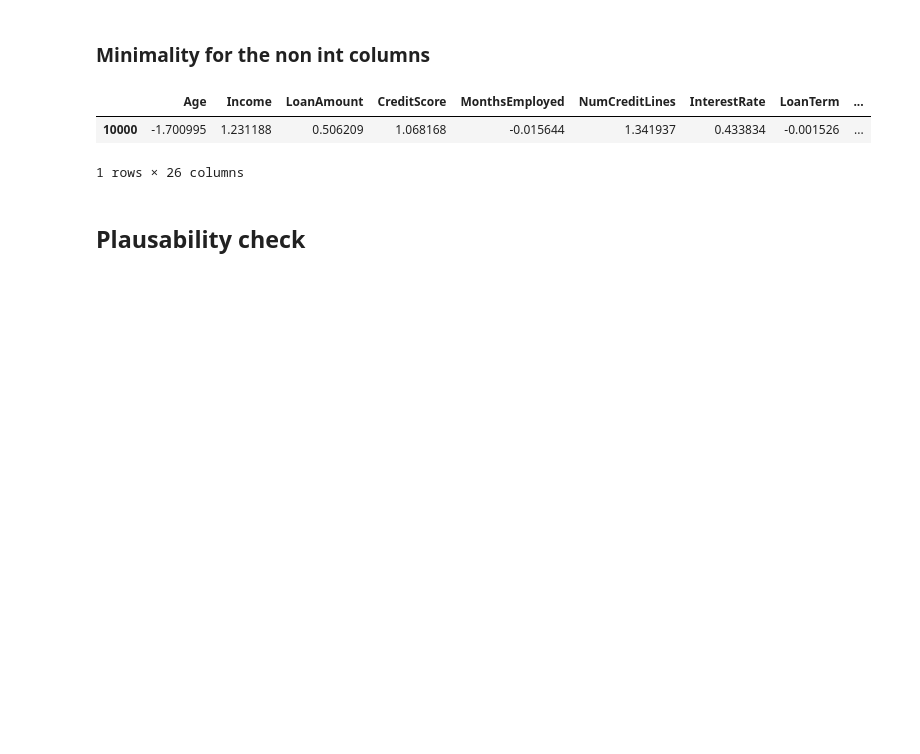
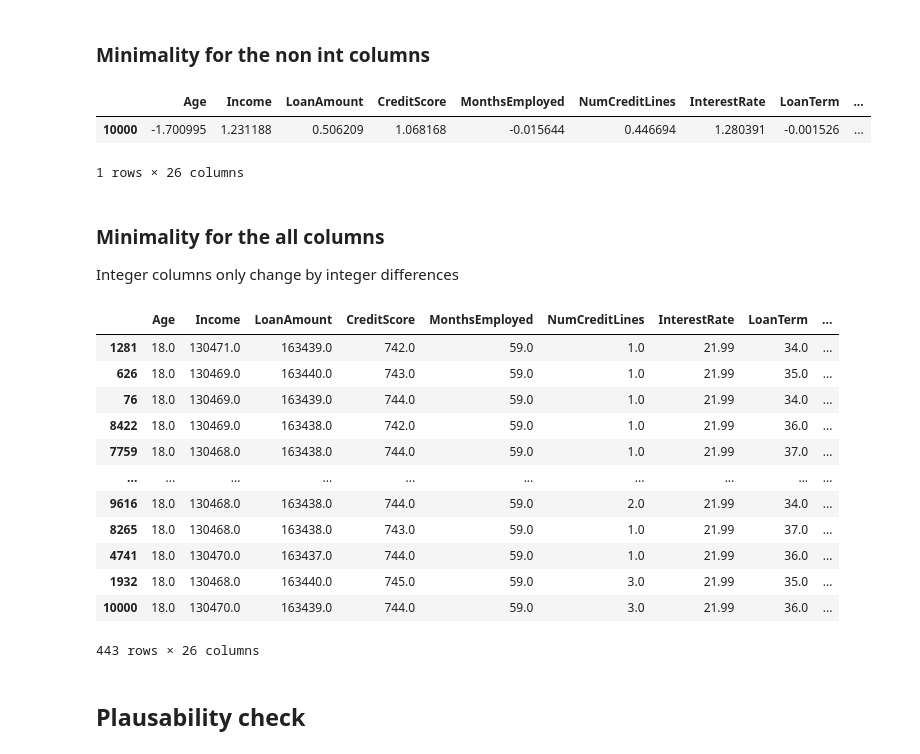
Before and after one commit to javiprietod/TFG, a Jupyter notebook: counter_grad.ipynb, the cells around one changed output. Cells and saved outputs as stored; diff of their text form; code cells hidden in the pictures; blank space fills up the shorter version.

```diff
--- a/counter_grad.ipynb
+++ b/counter_grad.ipynb
@@ -487,6 +633,7 @@ sorted_b
 # %%
 # Check for minimality
 # Create points around the solution and check if they change the output with a smaller perturbation
+# TODO: sumar ruido int para las columnas integer
 noise = 0.01
 n_points = 10000
 w = weights & ~metadata.int_cols
@@ -497,14 +644,53 @@ b = pd.DataFrame(points, columns=metadata.columns)
 # add person_new_int_int to the dataframe
 b.loc[len(b)] = person_new_int.detach().cpu().numpy()
 b['output'] = [*torch.argmax(outputs, dim=1).detach().cpu().numpy(), 0]
-distances = torch.tensor([distance(person, p, w) for p in points])
-b['distance'] = [*distances.detach().cpu().numpy(), distance(person, person_new_int, w).item()]
-sorted_b = b[b['distance'] <= distance(person, person_new_int, w).item()][b['output'] == 0].sort_values(by='distance')
+distances = torch.tensor([distance(person, p, w, state) for p in points])
+b['distance'] = [*distances.detach().cpu().numpy(), distance(person, person_new_int, w, state).item()]
+sorted_b = b[b['distance'] <= distance(person, person_new_int, w, state).item()][b['output'] == 0].sort_values(by='distance')
 sorted_b
 # %% [output]
 |  | Age | Income | LoanAmount | CreditScore | MonthsEmployed | NumCreditLines | InterestRate | LoanTerm | ... |
-| 10000 | -1.700995 | 1.231188 | 0.506209 | 1.068168 | -0.015644 | 1.341937 | 0.433834 | -0.001526 | ... |
+| 10000 | -1.700995 | 1.231188 | 0.506209 | 1.068168 | -0.015644 | 0.446694 | 1.280391 | -0.001526 | ... |
 1 rows × 26 columns
+# %% [markdown]
+### Minimality for the all columns
+Integer columns only change by integer differences
+# %%
+# Check for minimality
+# Create points around the solution and check if they change the output with a smaller perturbation
+# TODO: sumar ruido int para las columnas integer
+noise = 2.5
+n_points = 10000
+w = weights & ~metadata.int_cols
+noise_tensor = np.random.uniform(-noise, noise, (n_points, person_new_int.shape[0])) * w.numpy()
+rounded_noise_tensor = np.random.randint(-noise, noise, (n_points, person_new_int.shape[0])) * (weights & metadata.int_cols).numpy()
+points = scale_batch(
+    torch.tensor(noise_tensor + rounded_noise_tensor + unscale_instance(person_new_int, metadata).detach().cpu().numpy().reshape(-1)), metadata).to(device).double()
+outputs = model(points)
+# pandas dataset
+points_unscaled = unscale_batch(points, metadata)
+b = pd.DataFrame(points_unscaled, columns=metadata.columns)
+# add person_new_int_int to the dataframe
+b.loc[len(b)] = unscale_instance(person_new_int, metadata).detach().cpu().numpy()
+b['output'] = [*torch.argmax(outputs, dim=1).detach().cpu().numpy(), 0]
+distances = torch.tensor([distance(person, p, w, state) for p in points])
+b['distance'] = [*distances.detach().cpu().numpy(), distance(person, person_new_int, w, state).item()]
+sorted_b = b[b['distance'] <= distance(person, person_new_int, w, state).item()][b['output'] == 0].sort_values(by='distance')
+sorted_b
+# %% [output]
+|  | Age | Income | LoanAmount | CreditScore | MonthsEmployed | NumCreditLines | InterestRate | LoanTerm | ... |
+| 1281 | 18.0 | 130471.0 | 163439.0 | 742.0 | 59.0 | 1.0 | 21.99 | 34.0 | ... |
+| 626 | 18.0 | 130469.0 | 163440.0 | 743.0 | 59.0 | 1.0 | 21.99 | 35.0 | ... |
+| 76 | 18.0 | 130469.0 | 163439.0 | 744.0 | 59.0 | 1.0 | 21.99 | 34.0 | ... |
+| 8422 | 18.0 | 130469.0 | 163438.0 | 742.0 | 59.0 | 1.0 | 21.99 | 36.0 | ... |
+| 7759 | 18.0 | 130468.0 | 163438.0 | 744.0 | 59.0 | 1.0 | 21.99 | 37.0 | ... |
+| ... | ... | ... | ... | ... | ... | ... | ... | ... | ... |
+| 9616 | 18.0 | 130468.0 | 163438.0 | 744.0 | 59.0 | 2.0 | 21.99 | 34.0 | ... |
+| 8265 | 18.0 | 130468.0 | 163438.0 | 743.0 | 59.0 | 1.0 | 21.99 | 37.0 | ... |
+| 4741 | 18.0 | 130470.0 | 163437.0 | 744.0 | 59.0 | 1.0 | 21.99 | 36.0 | ... |
+| 1932 | 18.0 | 130468.0 | 163440.0 | 745.0 | 59.0 | 3.0 | 21.99 | 35.0 | ... |
+| 10000 | 18.0 | 130470.0 | 163439.0 | 744.0 | 59.0 | 3.0 | 21.99 | 36.0 | ... |
+443 rows × 26 columns
 # %% [markdown]
 ## Plausability check
 # %%
```
Also changed, not shown: parts of 20 cells of this notebook, 11 other files.
